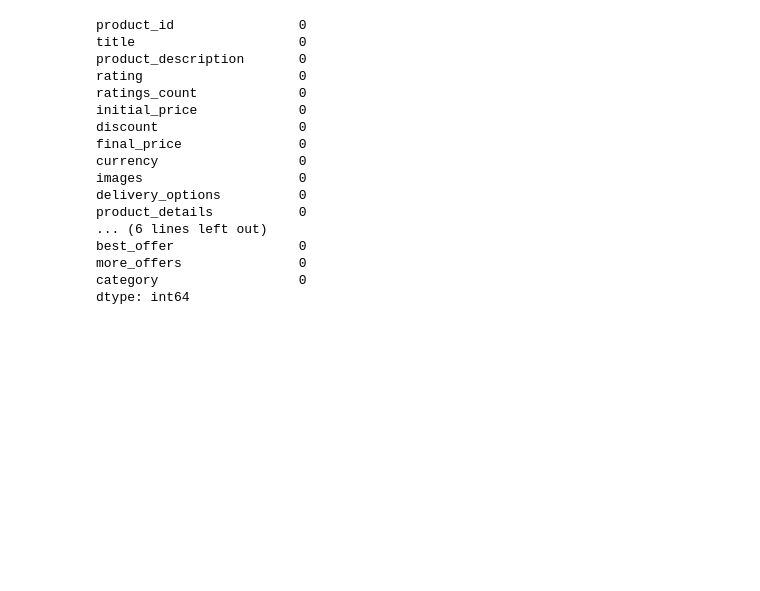
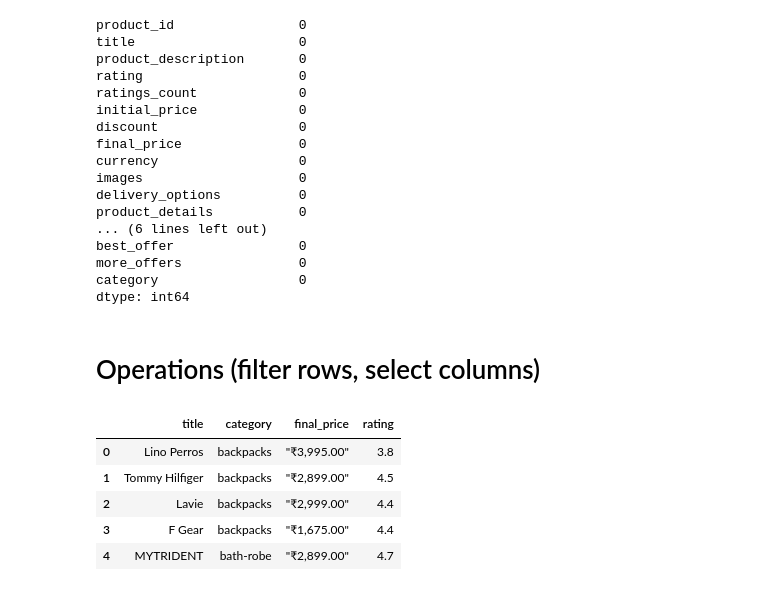
Before and after one commit to srineeth-k/CEI-Assignments, a Jupyter notebook: week-1/week1.ipynb, the cells around one changed output. Cells and saved outputs as stored; diff of their text form; code cells hidden in the pictures; blank space fills up the shorter version.

Commit message:
Week 1:Perform basic operations on dataset

```diff
--- a/week-1/week1.ipynb
+++ b/week-1/week1.ipynb
@@ -172,3 +172,16 @@ best_offer                0
 more_offers               0
 category                  0
 dtype: int64
+# %% [markdown]
+# Operations (filter rows, select columns)
+# %%
+prod_info=df[['title','category','final_price','rating']]
+# %%
+prod_info.head()
+# %% [output]
+|  | title | category | final_price | rating |
+| 0 | Lino Perros | backpacks | "₹3,995.00" | 3.8 |
+| 1 | Tommy Hilfiger | backpacks | "₹2,899.00" | 4.5 |
+| 2 | Lavie | backpacks | "₹2,999.00" | 4.4 |
+| 3 | F Gear | backpacks | "₹1,675.00" | 4.4 |
+| 4 | MYTRIDENT | bath-robe | "₹2,899.00" | 4.7 |
```
Also changed, not shown: parts of 6 cells of this notebook.
